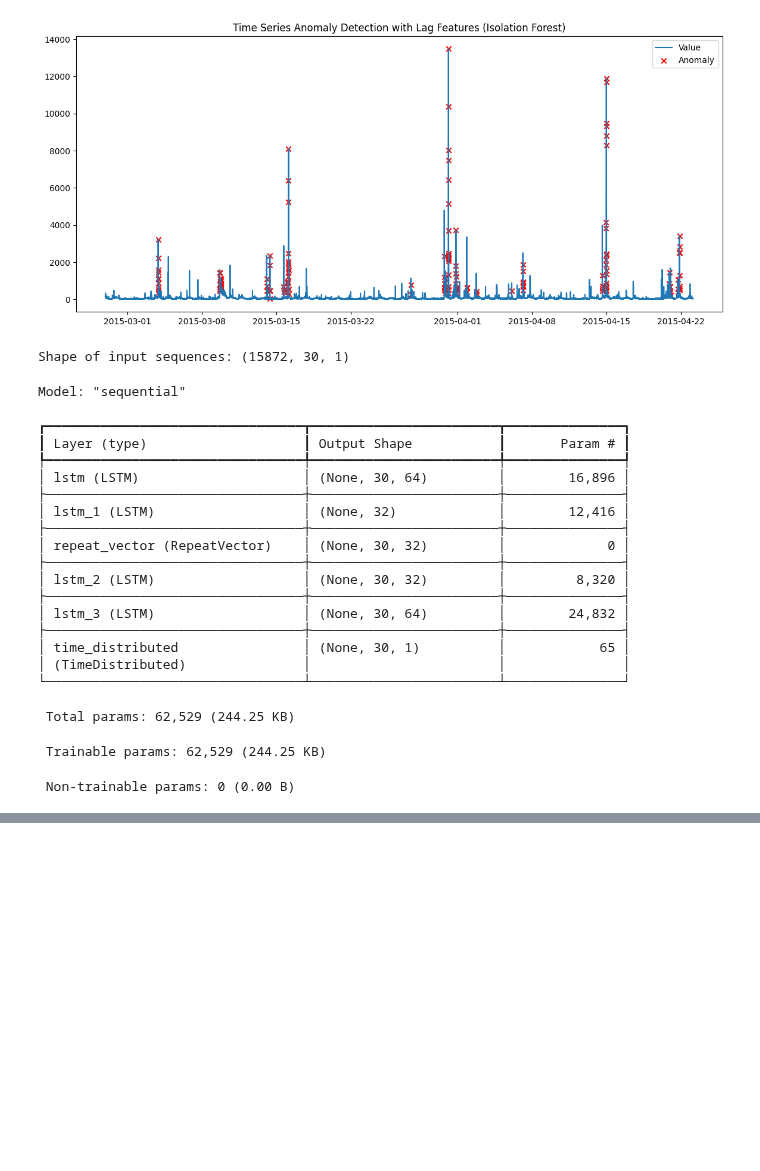
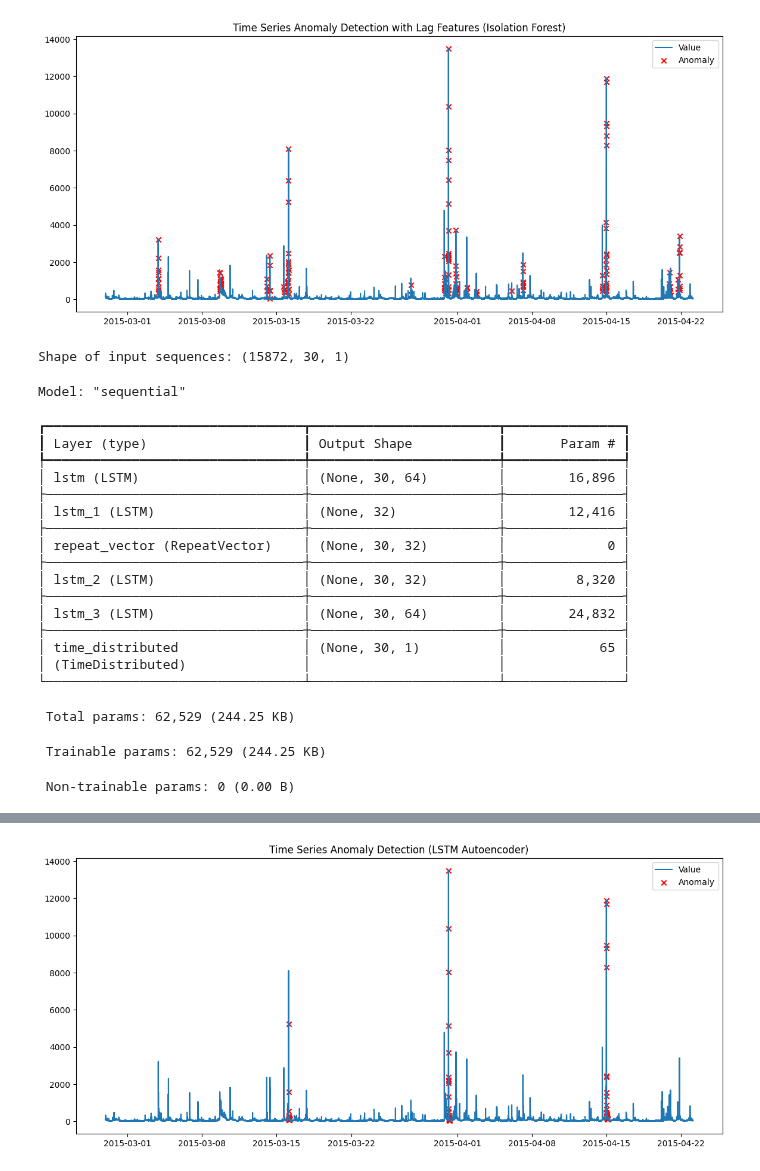
Before and after one commit to imdwipayana/Battlefield, a Jupyter notebook: Anomaly_Detection/credit_card_fraud_detection.ipynb, the cells around one changed output, grey strips where cells are left out. Drawn from its saved outputs; the diff is of its cells as text; code cells hidden in the pictures; blank space fills up the shorter version.

```diff
--- a/Anomaly_Detection/credit_card_fraud_detection.ipynb
+++ b/Anomaly_Detection/credit_card_fraud_detection.ipynb
@@ -329,6 +329,7 @@ print("Shape of input sequences:", X.shape)  # (samples, timesteps, features)
 # 4. Build LSTM Autoencoder
 # ----------------------------
 model = Sequential([
+    Input(shape=(SEQ_LEN, 1)),
     LSTM(64, activation="relu", input_shape=(SEQ_LEN, 1), return_sequences=True),
     LSTM(32, activation="relu", return_sequences=False),
     RepeatVector(SEQ_LEN),
@@ -423,0 +426 @@ Epoch 8/20
+[figure, added]
```
Also changed, not shown: parts of 1 cell of this notebook.
